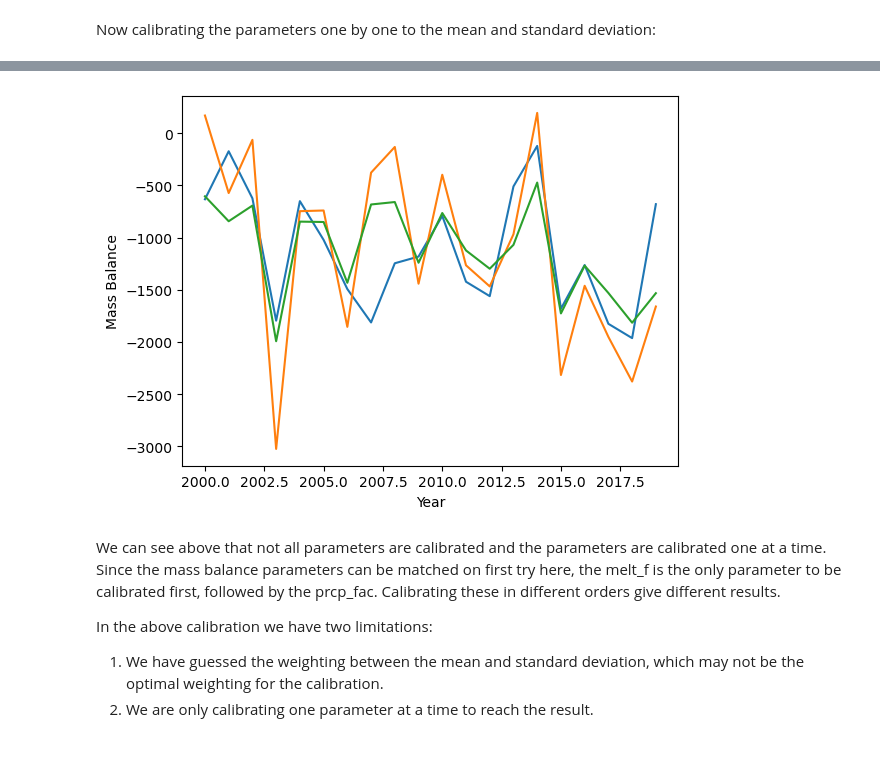
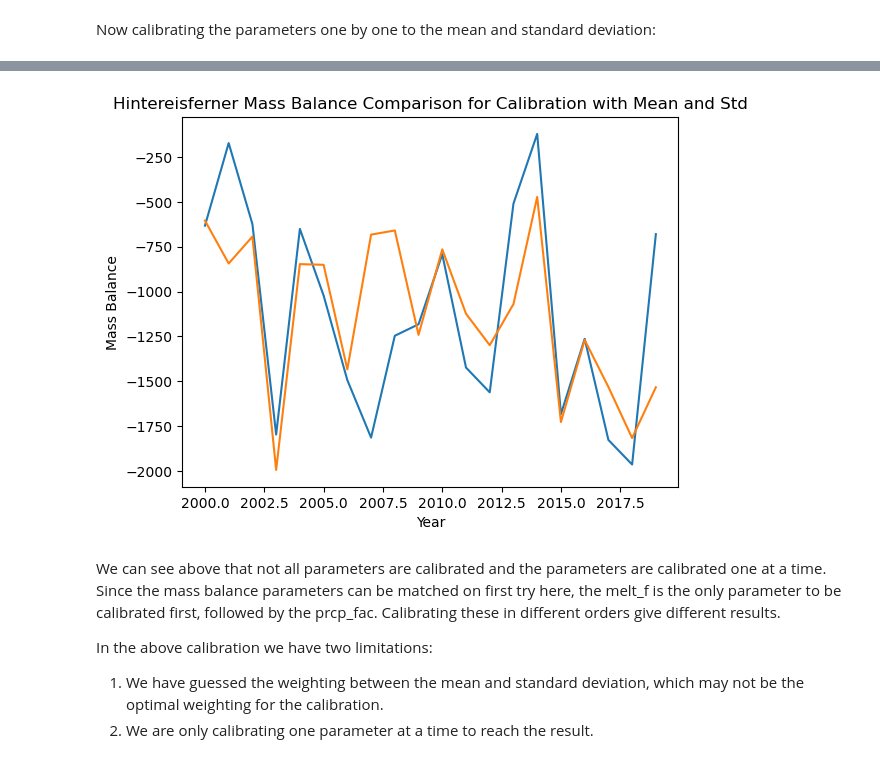
Before and after one commit to chloe-hancock/tutorials-runoff, a Jupyter notebook: notebooks/tutorials/calibration_with_mean_and_std.ipynb, the cells around one changed output, grey strips where cells are left out. Saved outputs shown, nothing was run; the diff lists cells and outputs as text; code cells hidden in the pictures.

```diff
--- a/notebooks/tutorials/calibration_with_mean_and_std.ipynb
+++ b/notebooks/tutorials/calibration_with_mean_and_std.ipynb
@@ -536,35 +536,36 @@ mbdf['mod_mb_mf'] = mbmod.get_specific_mb(fls=gdir_hef.read_pickle('inversion_fl
 
 # Trying the approach of calibrating one parameter at a time, with a cost function considering mean and std
 mbdf['mod_mb_mf'].mean() # This is close to the actual mean and passes the calibration
 
 # Call the test_wgms function
 res_df = mb_calibration_with_mean_and_std(gdir_hef,
           ref_mb=mod_mb.mean(),
           std_mb=mod_mb.std(),
           ref_mb_years=mbdf.index.values,
           overwrite_gdir=True,
           mb_model_class=MonthlyTIModel,
           calibrate_param1='prcp_fac',
           calibrate_param2='melt_f',
           calibrate_param3='temp_bias',
           melt_f_min=1.5,
           melt_f_max=17.0,
           temp_bias_min=-15.0,
           temp_bias_max=15.0,
           prcp_fac_min=0.1,
           prcp_fac_max=10.0,
           write_to_gdir=True)
 
 mbmod = massbalance.MonthlyTIModel(gdir_hef)
 mbdf['mod_mb_pf'] = mbmod.get_specific_mb(fls=gdir_hef.read_pickle('inversion_flowlines'), year=mbdf.index)
 
 
 mbdf['ref_mb'].plot();
-mbdf['mod_mb_mf'].plot();
+# mbdf['mod_mb_mf'].plot();
 mbdf['mod_mb_pf'].plot();
 plt.xlabel("Year"); plt.ylabel("Mass Balance");
+plt.title("Hintereisferner Mass Balance Comparison for Calibration with Mean and Std");
 # %% [output]
-[figure, old version]
+[figure, new version]
 # %% [markdown]
 We can see above that not all parameters are calibrated and the parameters are calibrated one at a time. Since the mass balance parameters can be matched on first try here, the melt_f is the only parameter to be calibrated first, followed by the prcp_fac. Calibrating these in different orders give different results.
 
```
Also changed, not shown: parts of 8 cells of this notebook, 1 other file.
